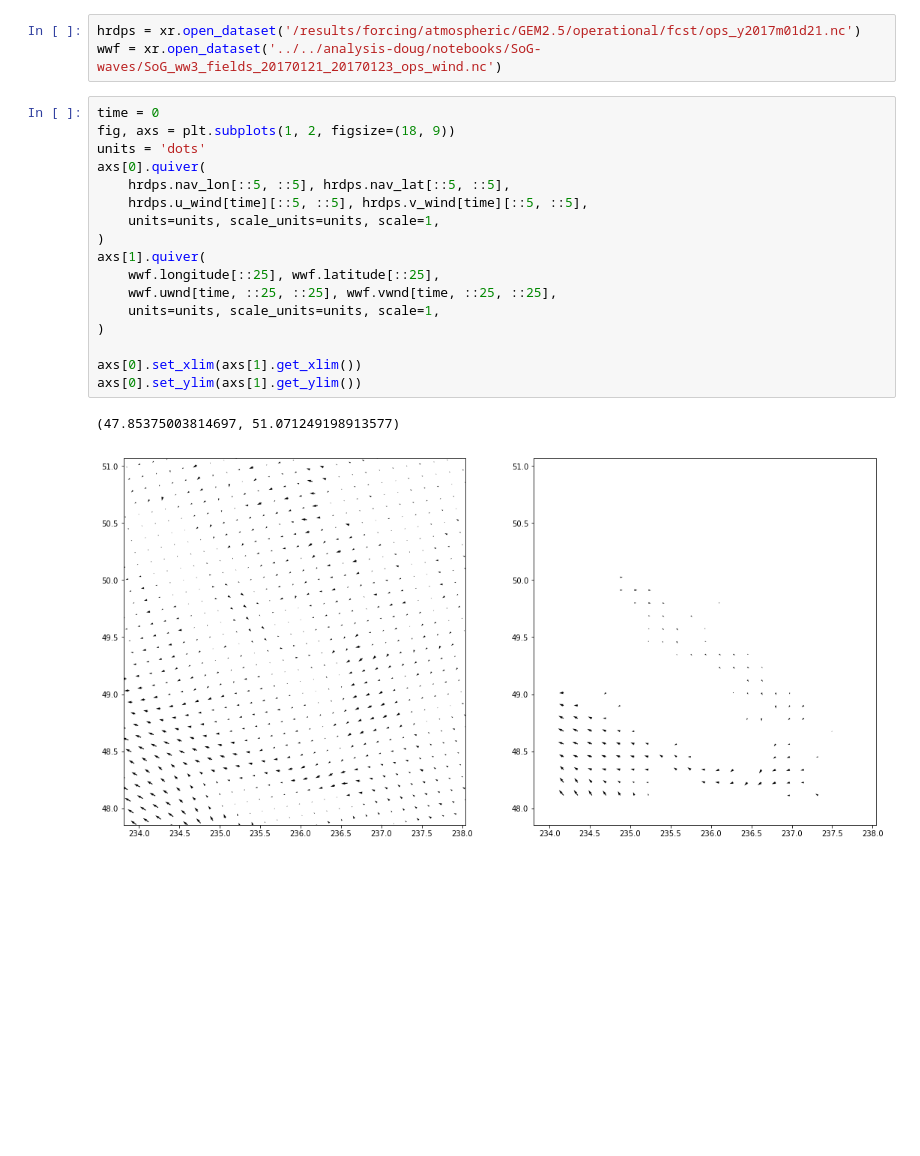
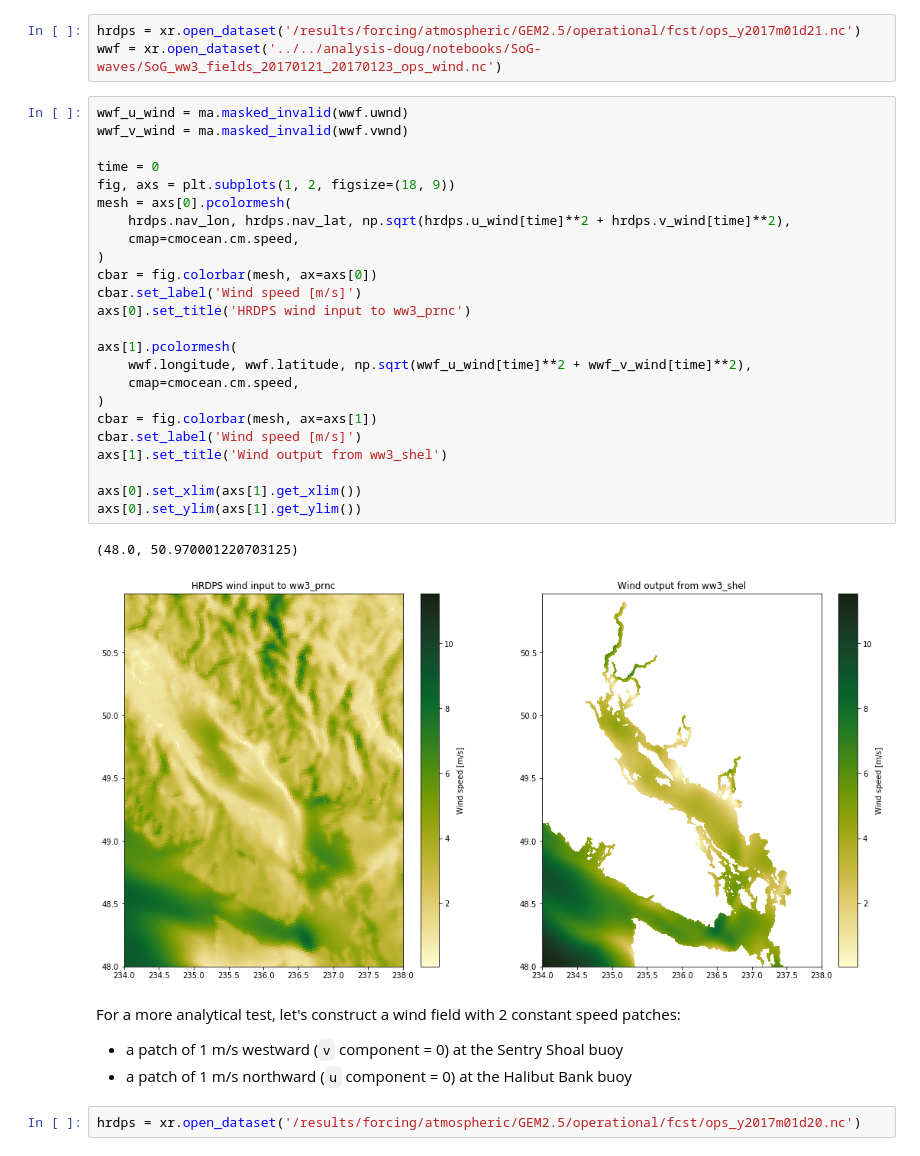
Before and after one commit to SalishSeaCast/SalishSeaNowcast, a Jupyter notebook: notebooks/Developing-make_ww3_wind_file-worker.ipynb, the cells around one changed output. Drawn from its saved outputs; the diff is of its cells as text; blank space fills up the shorter version.

Commit message:
Add wind patches test to make_ww3_wind_file dev notebook.

```diff
--- a/notebooks/Developing-make_ww3_wind_file-worker.ipynb
+++ b/notebooks/Developing-make_ww3_wind_file-worker.ipynb
@@ -147,23 +164,38 @@ and the wind vectors in the output from a wwatch3 run that used them as forcing:
 # %%
 hrdps = xr.open_dataset('/results/forcing/atmospheric/GEM2.5/operational/fcst/ops_y2017m01d21.nc')
 wwf = xr.open_dataset('../../analysis-doug/notebooks/SoG-waves/SoG_ww3_fields_20170121_20170123_ops_wind.nc')
-# %%
-time = 0
-fig, axs = plt.subplots(1, 2, figsize=(18, 9))
-units = 'dots'
-axs[0].quiver(
-    hrdps.nav_lon[::5, ::5], hrdps.nav_lat[::5, ::5],
-    hrdps.u_wind[time][::5, ::5], hrdps.v_wind[time][::5, ::5],
-    units=units, scale_units=units, scale=1,
-)
-axs[1].quiver(
-    wwf.longitude[::25], wwf.latitude[::25],
-    wwf.uwnd[time, ::25, ::25], wwf.vwnd[time, ::25, ::25],
-    units=units, scale_units=units, scale=1,
-)
-
-axs[0].set_xlim(axs[1].get_xlim())
-axs[0].set_ylim(axs[1].get_ylim())
-# %% [output]
-(47.85375003814697, 51.071249198913577)
-[figure, removed]
+# %%
+wwf_u_wind = ma.masked_invalid(wwf.uwnd)
+wwf_v_wind = ma.masked_invalid(wwf.vwnd)
+
+time = 0
+fig, axs = plt.subplots(1, 2, figsize=(18, 9))
+mesh = axs[0].pcolormesh(
+    hrdps.nav_lon, hrdps.nav_lat, np.sqrt(hrdps.u_wind[time]**2 + hrdps.v_wind[time]**2),
+    cmap=cmocean.cm.speed,
+)
+cbar = fig.colorbar(mesh, ax=axs[0])
+cbar.set_label('Wind speed [m/s]')
+axs[0].set_title('HRDPS wind input to ww3_prnc')
+
+axs[1].pcolormesh(
+    wwf.longitude, wwf.latitude, np.sqrt(wwf_u_wind[time]**2 + wwf_v_wind[time]**2),
+    cmap=cmocean.cm.speed,
+)
+cbar = fig.colorbar(mesh, ax=axs[1])
+cbar.set_label('Wind speed [m/s]')
+axs[1].set_title('Wind output from ww3_shel')
+
+axs[0].set_xlim(axs[1].get_xlim())
+axs[0].set_ylim(axs[1].get_ylim())
+# %% [output]
+(48.0, 50.970001220703125)
+[figure, added]
+# %% [markdown]
+For a more analytical test,
+let's construct a wind field with 2 constant speed patches:
+
+* a patch of 1 m/s westward (`v` component = 0) at the Sentry Shoal buoy
+* a patch of 1 m/s northward (`u` component = 0) at the Halibut Bank buoy
+# %%
+hrdps = xr.open_dataset('/results/forcing/atmospheric/GEM2.5/operational/fcst/ops_y2017m01d20.nc')
```
Also changed, not shown: parts of 11 cells of this notebook.
